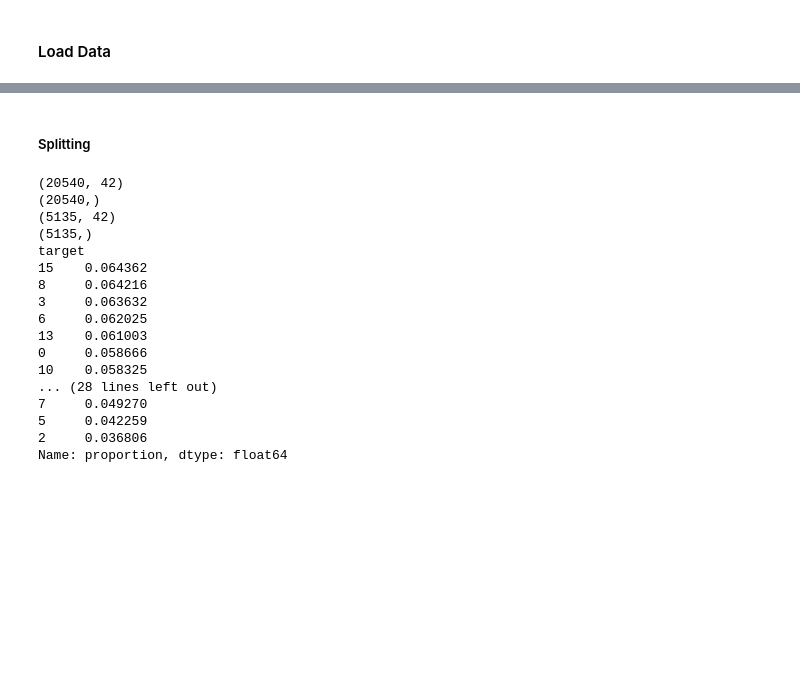
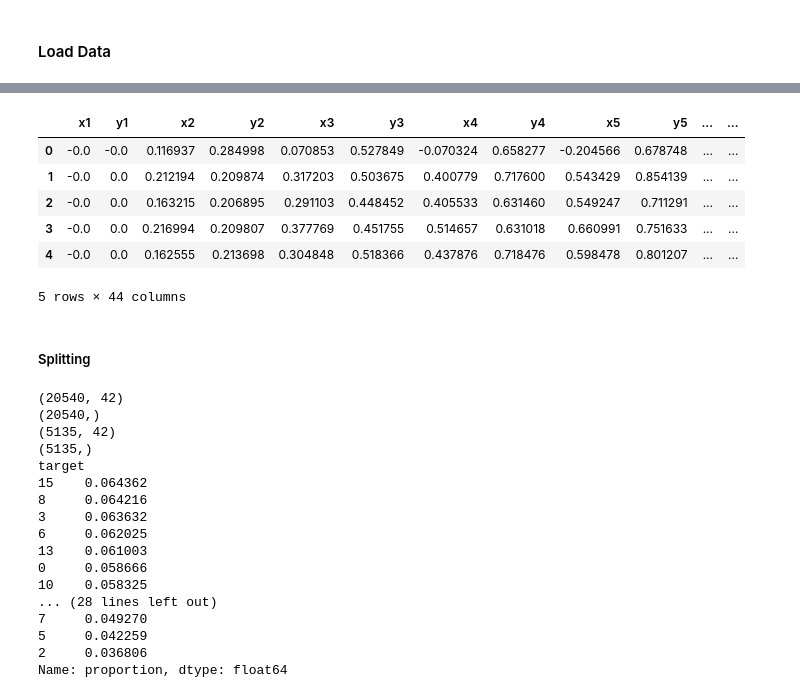
Before and after one commit to mayarmostaf/mlops-hand-gesture-maze-research, a Jupyter notebook: model_selection.ipynb, the cells around one changed output, grey strips where cells are left out. Cells and saved outputs as stored; diff of their text form; code cells hidden in the pictures; blank space fills up the shorter version.

```diff
--- a/model_selection.ipynb
+++ b/model_selection.ipynb
@@ -18,3 +23,13 @@ data["target"]=loaded_target_encoder.transform(data["label"])
+# %%
+data.head()
+# %% [output]
+|  | x1 | y1 | x2 | y2 | x3 | y3 | x4 | y4 | x5 | y5 | ... | ... |
+| 0 | -0.0 | -0.0 | 0.116937 | 0.284998 | 0.070853 | 0.527849 | -0.070324 | 0.658277 | -0.204566 | 0.678748 | ... | ... |
+| 1 | -0.0 | 0.0 | 0.212194 | 0.209874 | 0.317203 | 0.503675 | 0.400779 | 0.717600 | 0.543429 | 0.854139 | ... | ... |
+| 2 | -0.0 | 0.0 | 0.163215 | 0.206895 | 0.291103 | 0.448452 | 0.405533 | 0.631460 | 0.549247 | 0.711291 | ... | ... |
+| 3 | -0.0 | 0.0 | 0.216994 | 0.209807 | 0.377769 | 0.451755 | 0.514657 | 0.631018 | 0.660991 | 0.751633 | ... | ... |
+| 4 | -0.0 | 0.0 | 0.162555 | 0.213698 | 0.304848 | 0.518366 | 0.437876 | 0.718476 | 0.598478 | 0.801207 | ... | ... |
+5 rows × 44 columns
 # %% [markdown]
 ##### Splitting
 # %%
```
Also changed, not shown: parts of 22 cells of this notebook, 3 other files.
